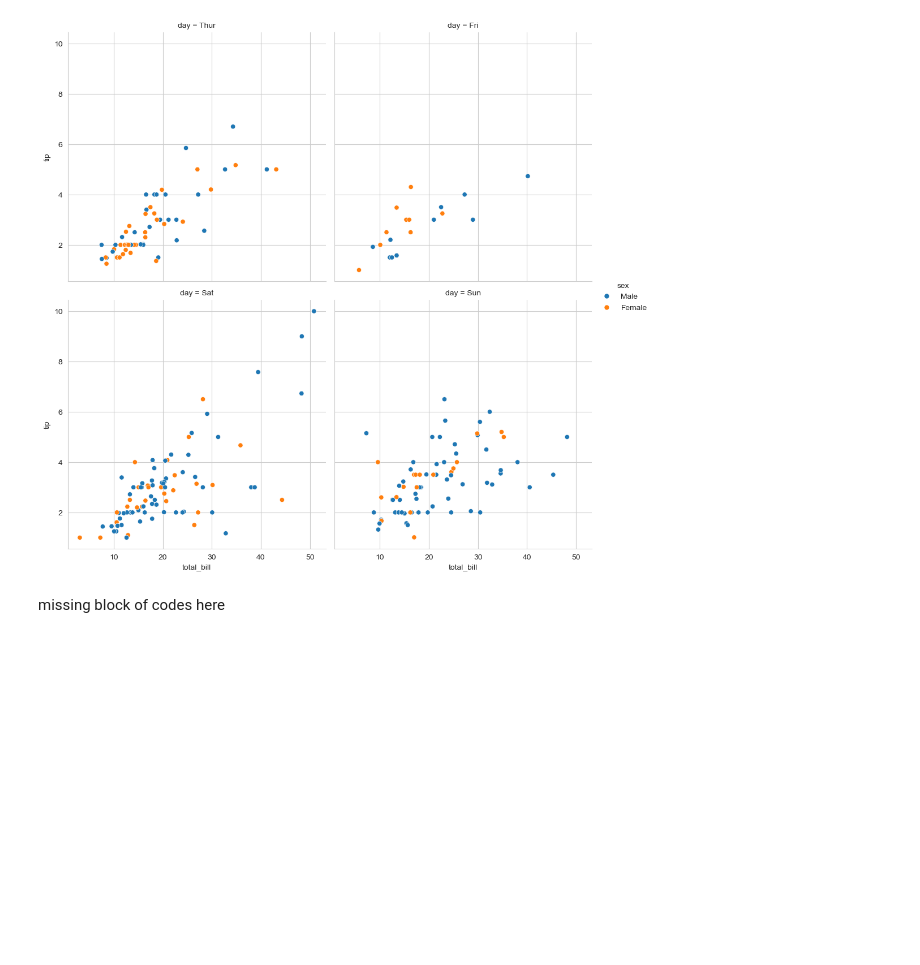
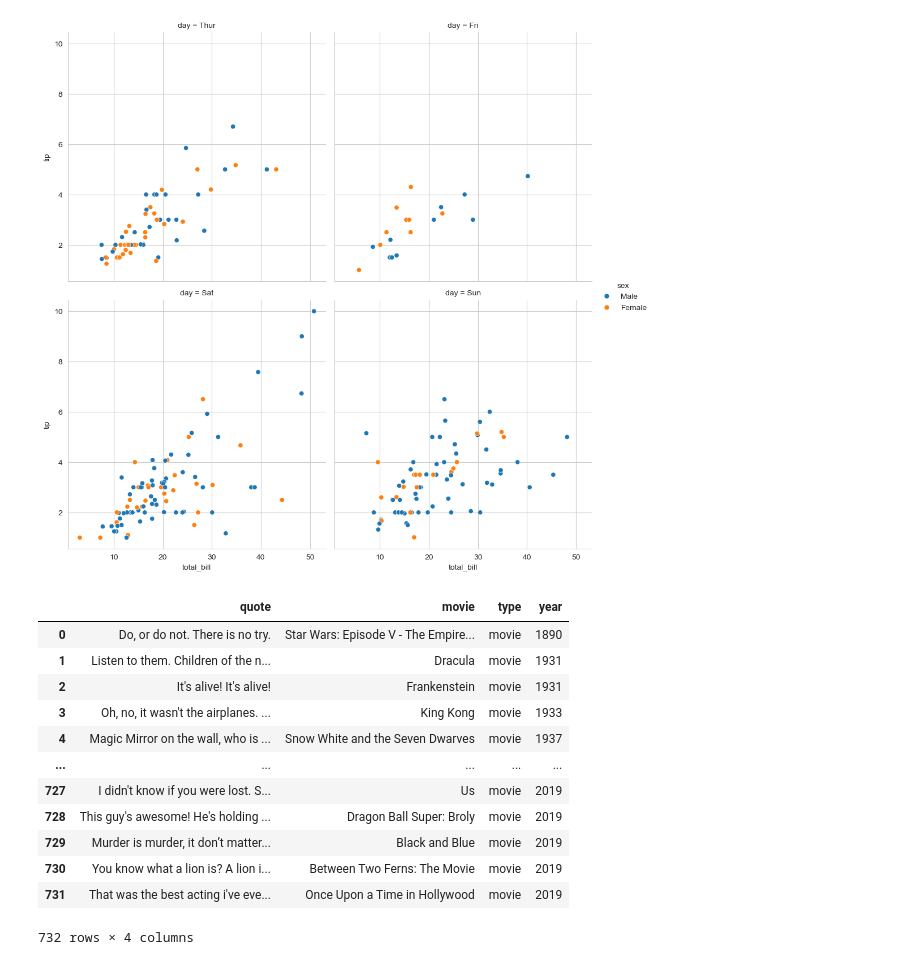
Before and after one commit to Ezinneifechukwunyelu/visualization, a Jupyter notebook: Class_live coding/06_May_2025-Class 5.ipynb, the cells around one changed output. Drawn from its saved outputs; the diff is of its cells as text; code cells hidden in the pictures; blank space fills up the shorter version.

```diff
--- a/Class_live coding/06_May_2025-Class 5.ipynb
+++ b/Class_live coding/06_May_2025-Class 5.ipynb
@@ -142,8 +142,6 @@ import pandas as pd
 import scipy
 import PIL
 import requests
-# %% [markdown]
-missing block of codes here
 # %%
 #load data
 x2 = np.array(["chicken","duck","dog","rat","rabbit"])
@@ -151 +177,18 @@ y2 = np.array([110,180,240,99,220])
+# %%
+df = pd.read_csv ("https://raw.githubusercontent.com/prasertcbs/basic-dataset/master/movie_quotes.csv",on_bad_lines= 'skip')
+df
+# %% [output]
+|  | quote | movie | type | year |
+| 0 | Do, or do not. There is no try. | Star Wars: Episode V - The Empire... | movie | 1890 |
+| 1 | Listen to them. Children of the n... | Dracula | movie | 1931 |
+| 2 | It's alive! It's alive! | Frankenstein | movie | 1931 |
+| 3 | Oh, no, it wasn't the airplanes. ... | King Kong | movie | 1933 |
+| 4 | Magic Mirror on the wall, who is ... | Snow White and the Seven Dwarves | movie | 1937 |
+| ... | ... | ... | ... | ... |
+| 727 | I didn't know if you were lost. S... | Us | movie | 2019 |
+| 728 | This guy's awesome! He's holding ... | Dragon Ball Super: Broly | movie | 2019 |
+| 729 | Murder is murder, it don’t matter... | Black and Blue | movie | 2019 |
+| 730 | You know what a lion is? A lion i... | Between Two Ferns: The Movie | movie | 2019 |
+| 731 | That was the best acting i've eve... | Once Upon a Time in Hollywood | movie | 2019 |
+732 rows × 4 columns
 # %%
```
Also changed, not shown: parts of 7 cells of this notebook, 2 other files.
